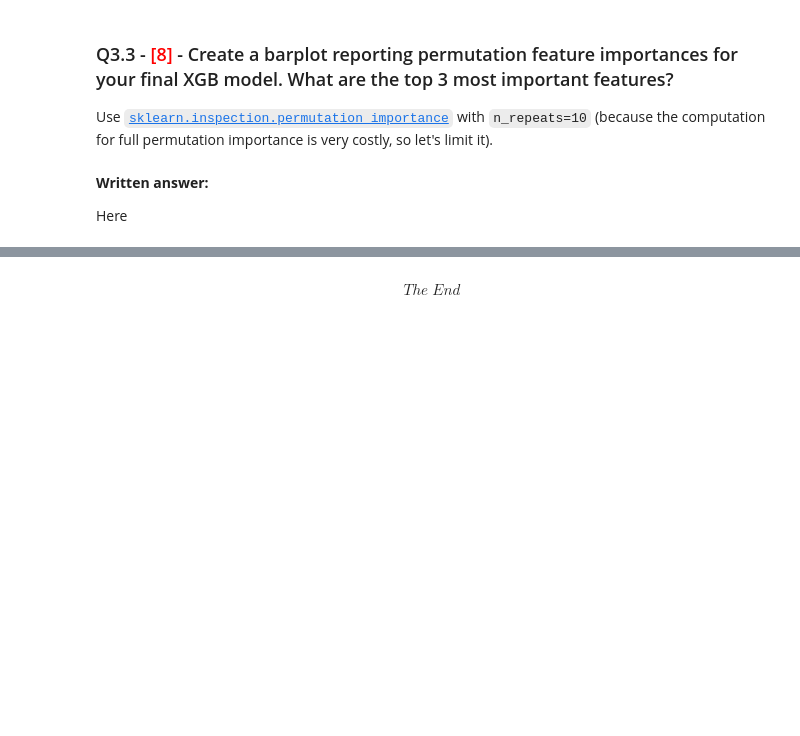
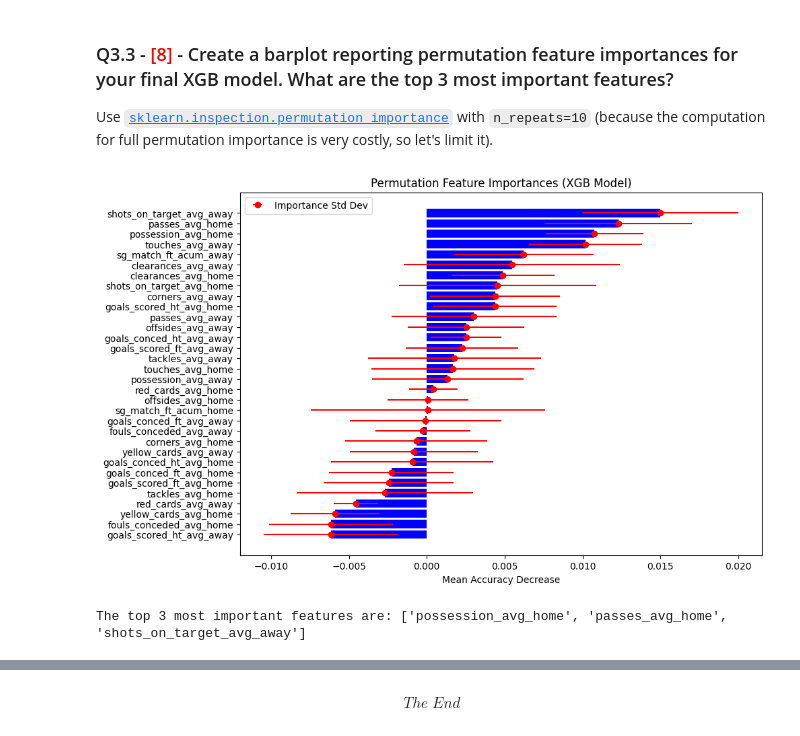
Before and after one commit to ParamvirSran/Machine-Learning, a Jupyter notebook: Assignments/A7/Assignment_7.ipynb, the cells around one changed output, grey strips where cells are left out. Drawn from its saved outputs; the diff is of its cells as text; code cells hidden in the pictures; blank space fills up the shorter version.

```diff
--- a/Assignments/A7/Assignment_7.ipynb
+++ b/Assignments/A7/Assignment_7.ipynb
@@ -218,4 +465,37 @@ Use [`sklearn.inspection.permutation_importance`](https://scikit-learn.org/stabl
-# %% [markdown]
-**Written answer:**
-
-Here
+# %%
+# Compute permutation importance for the trained model on the test set
+perm_importance = permutation_importance(
+    best_xgb, X_test, y_test, n_repeats=10, random_state=seed, n_jobs=-1
+)
+
+# Get sorted indices of importances
+sorted_idx = perm_importance.importances_mean.argsort()
+
+# Plotting the feature importances
+plt.figure(figsize=(10, 7))
+plt.barh(
+    range(len(sorted_idx)),
+    perm_importance.importances_mean[sorted_idx],
+    color="blue",
+    align="center",
+)
+plt.errorbar(
+    perm_importance.importances_mean[sorted_idx],
+    range(len(sorted_idx)),
+    xerr=perm_importance.importances_std[sorted_idx],
+    fmt="o",
+    color="red",
+    label="Importance Std Dev",
+)
+plt.yticks(range(len(sorted_idx)), [X_test.columns[i] for i in sorted_idx])
+plt.xlabel("Mean Accuracy Decrease")
+plt.title("Permutation Feature Importances (XGB Model)")
+plt.legend()
+plt.show()
+
+# Identify and print the top 3 most important features
+top_3_features = [X_test.columns[i] for i in sorted_idx[-3:]]
+print("The top 3 most important features are:", top_3_features)
+# %% [output]
+[figure, added]
+The top 3 most important features are: ['possession_avg_home', 'passes_avg_home', 'shots_on_target_avg_away']
```
Also changed, not shown: parts of 25 cells of this notebook.
